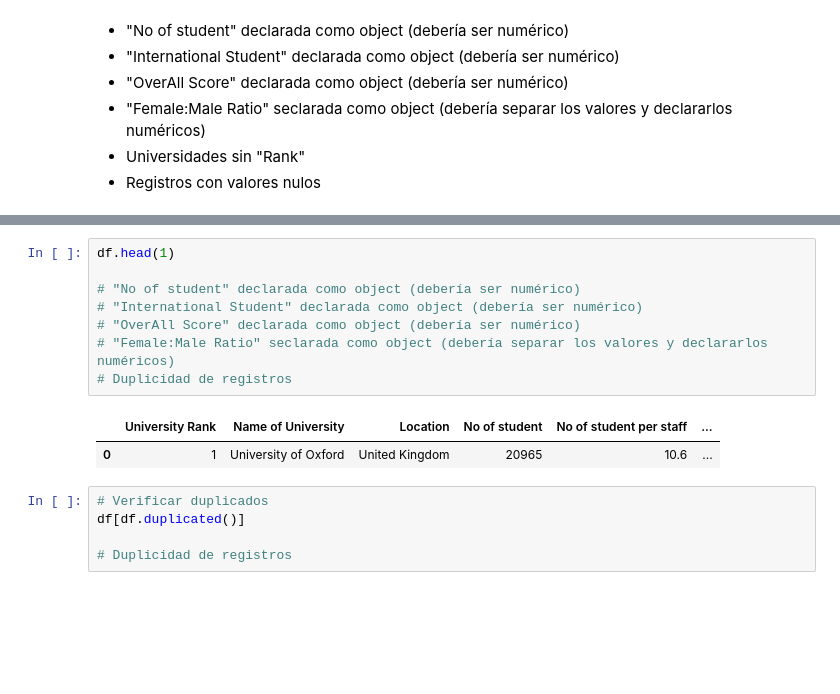
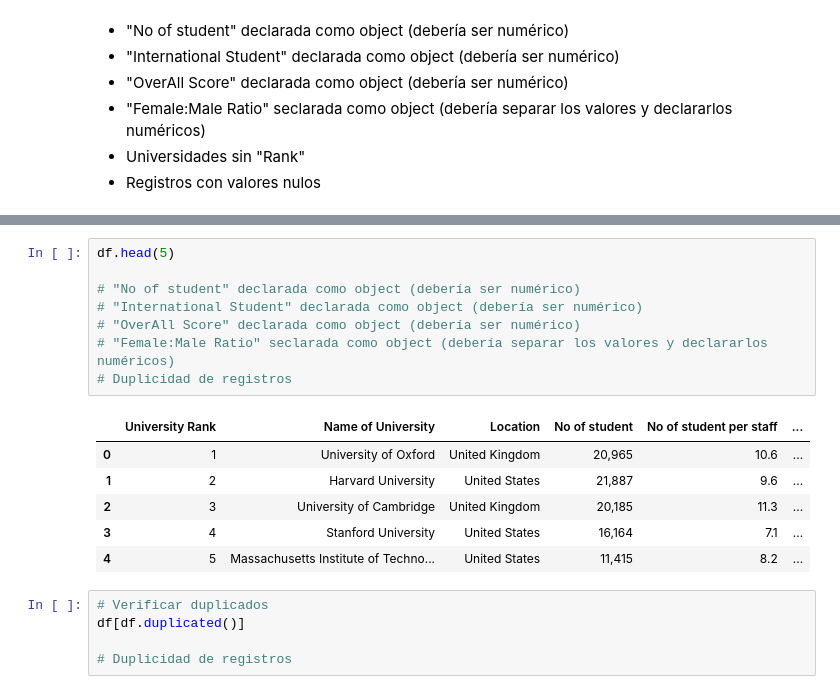
Before and after one commit to A01747156/Vera-y-Yael-juntos-por-siempre, a Jupyter notebook: uni_cleaning.ipynb, the cells around one changed output, grey strips where cells are left out. Saved outputs shown, nothing was run; the diff lists cells and outputs as text; blank space fills up the shorter version.

```diff
--- a/uni_cleaning.ipynb
+++ b/uni_cleaning.ipynb
@@ -50,14 +51,18 @@ memory usage: 182.3+ KB
 # %%
-df.head(1)
+df.head(5)
 
 # "No of student" declarada como object (debería ser numérico)
 # "International Student" declarada como object (debería ser numérico)
 # "OverAll Score" declarada como object (debería ser numérico)
 # "Female:Male Ratio" seclarada como object (debería separar los valores y declararlos numéricos)
 # Duplicidad de registros
 # %% [output]
 |  | University Rank | Name of University | Location | No of student | No of student per staff | ... |
-| 0 | 1 | University of Oxford | United Kingdom | 20965 | 10.6 | ... |
+| 0 | 1 | University of Oxford | United Kingdom | 20,965 | 10.6 | ... |
+| 1 | 2 | Harvard University | United States | 21,887 | 9.6 | ... |
+| 2 | 3 | University of Cambridge | United Kingdom | 20,185 | 11.3 | ... |
+| 3 | 4 | Stanford University | United States | 16,164 | 7.1 | ... |
+| 4 | 5 | Massachusetts Institute of Techno... | United States | 11,415 | 8.2 | ... |
 # %%
 # Verificar duplicados
 df[df.duplicated()]
```
Also changed, not shown: parts of 9 cells of this notebook, 4 other files.
